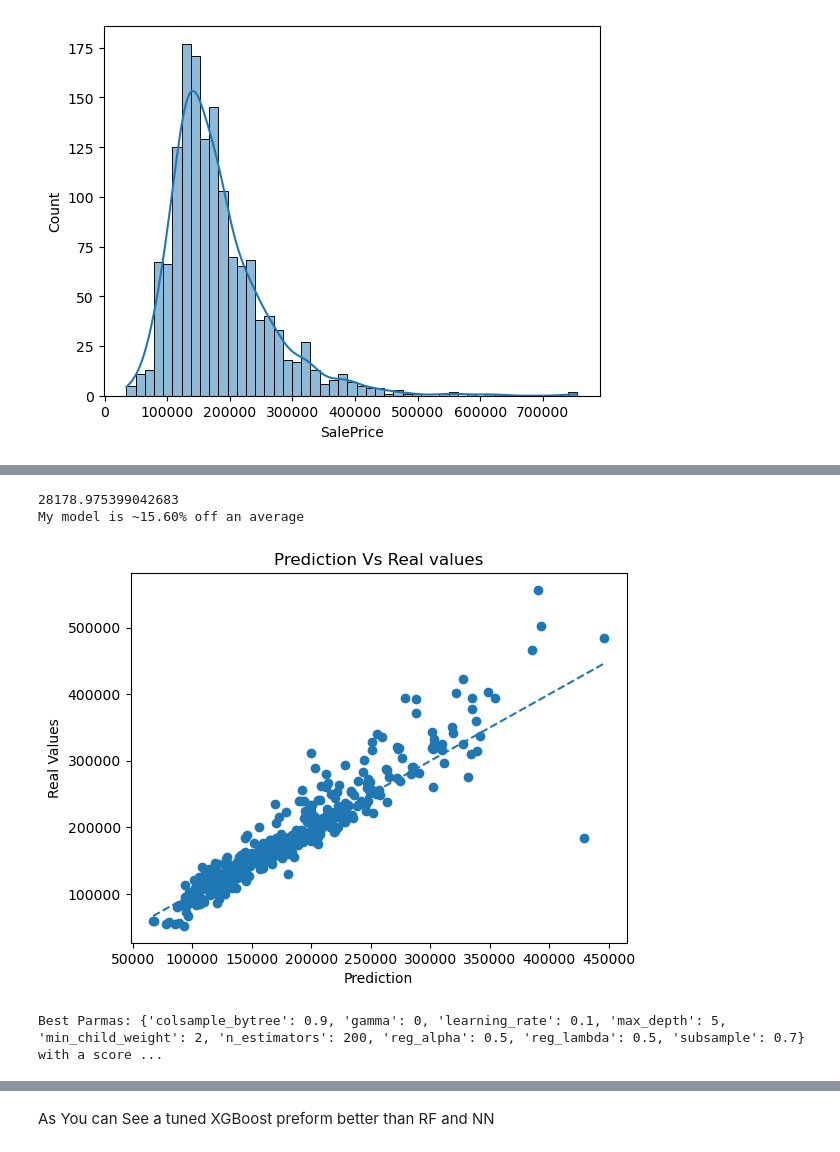
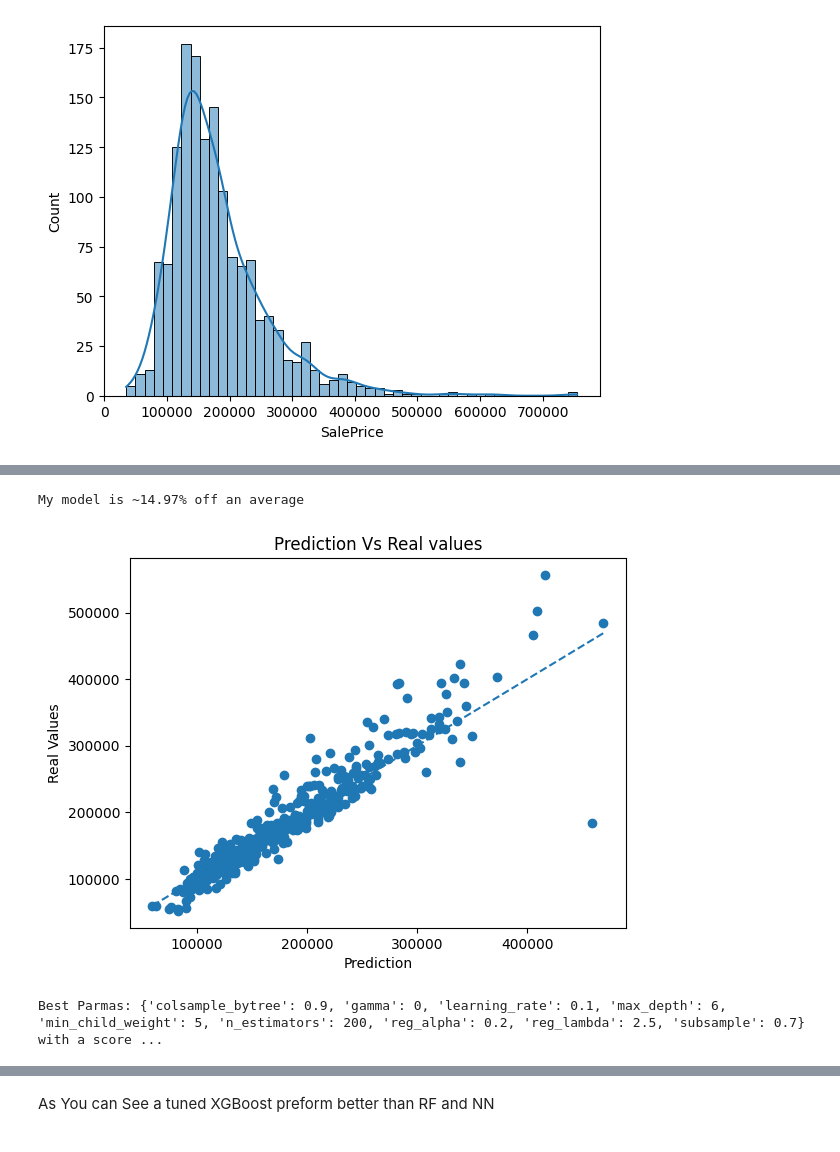
Before and after one commit to Mc5obiza/house-prices-advanced-regression-techniques, a Jupyter notebook: model.ipynb, the cells around one changed output, grey strips where cells are left out. Saved outputs shown, nothing was run; the diff lists cells and outputs as text; code cells hidden in the pictures.

```diff
--- a/model.ipynb
+++ b/model.ipynb
@@ -70,7 +145,9 @@ from sklearn.impute import SimpleImputer
 mean=SimpleImputer(strategy='mean')
 median=SimpleImputer(strategy='median')
 x[num[1]]=mean.fit_transform(x[[num[1]]])
-x[num[0]]=mean.fit_transform(x[[num[0]]])
+x[num[2]]=mean.fit_transform(x[[num[2]]])
+x[num[0]]=median.fit_transform(x[[num[0]]])
+x[num[-1]]=median.fit_transform(x[[num[-1]]])
 # %%
 from sklearn.preprocessing import OneHotEncoder
 from sklearn.compose import ColumnTransformer
@@ -95,3 +179,3 @@ df_encoded=preprocessor.fit_transform(x)
 # %%
-x=df_encoded.toarray()
+x=df_encoded
 y=np.log1p(df['SalePrice'])
@@ -229,37 +327,41 @@ Best Parmas: {'bootstrap': False, 'max_depth': None, 'max_features': 'sqrt', 'mi
 # %%
 from sklearn.metrics import mean_squared_error as MSE
+from sklearn.metrics import r2_score as R2
+from sklearn.metrics import mean_absolute_percentage_error,mean_absolute_error
 rf=rfcv.best_estimator_
 
 pred=rf.predict(x_test)
 pred=np.expm1(pred)
-rmse_value=np.sqrt(MSE(pred,np.expm1(y_test)))
-print(rmse_value)
-rmse_value=rmse_value/df['SalePrice'].mean()*100
-print(f'My model is ~{rmse_value:.2f}% off an average')
+rmse_value_rf=np.sqrt(MSE(pred,np.expm1(y_test)))
+rm_rf=rmse_value_rf
+r2_rf=R2(pred,np.expm1(y_test))
+rmse_value_rf=rmse_value_rf/df['SalePrice'].mean()*100
+map_rf=mean_absolute_percentage_error(pred,np.expm1(y_test))
+mae_rf=mean_absolute_error(pred,np.expm1(y_test))
+print(f'My model is ~{rmse_value_rf:.2f}% off an average')
 def show(pred,y_test):
     plt.scatter(x=pred,y=np.expm1(y_test))
     plt.title('Prediction Vs Real values')
     plt.xlabel('Prediction')
     plt.ylabel('Real Values')
     plt.plot([pred.min(),pred.max()],[pred.min(),pred.max()],ls='--')
     plt.show()
 show(pred,y_test)
 # %% [output]
-28178.975399042683
-My model is ~15.60% off an average
+My model is ~14.97% off an average
-[figure, old version]
+[figure, new version]
 # %%
 from xgboost import XGBRegressor
 from sklearn.model_selection import RandomizedSearchCV
 xgb_param_grid = {
     'learning_rate': [ 0.1],
-    'max_depth': [ 5],
-    'min_child_weight': [2],
-    'subsample': [0.7],
-    'colsample_bytree': [ 0.9,1],
+    'max_depth': [6, 7],
+    'min_child_weight': [ 5,6],
+    'subsample': [0.7,],
+    'colsample_bytree': [0.9, 1.0],
     'gamma': [0],
-    'reg_alpha': [0.5],
-    'reg_lambda': [0.5],
+    'reg_alpha': [0,0.2],
+    'reg_lambda': [ 2,2.5],
     'n_estimators': [ 200],
 }
 
@@ -267,7 +369,7 @@ xgb_cv=GridSearchCV(XGBRegressor(tree_method="hist", device="cuda"),xgb_param_gr
 xgb_cv.fit(x_train,y_train)
 print(f'Best Parmas: {xgb_cv.best_params_} with a score of :{xgb_cv.best_score_}')
 # %% [output]
-Best Parmas: {'colsample_bytree': 0.9, 'gamma': 0, 'learning_rate': 0.1, 'max_depth': 5, 'min_child_weight': 2, 'n_estimators': 200, 'reg_alpha': 0.5, 'reg_lambda': 0.5, 'subsample': 0.7} with a score ...
+Best Parmas: {'colsample_bytree': 0.9, 'gamma': 0, 'learning_rate': 0.1, 'max_depth': 6, 'min_child_weight': 5, 'n_estimators': 200, 'reg_alpha': 0.2, 'reg_lambda': 2.5, 'subsample': 0.7} with a score ...
 # %%
 xgb=xgb_cv.best_estimator_
 pred=xgb.predict(x_test)
```
Also changed, not shown: parts of 15 cells of this notebook.
